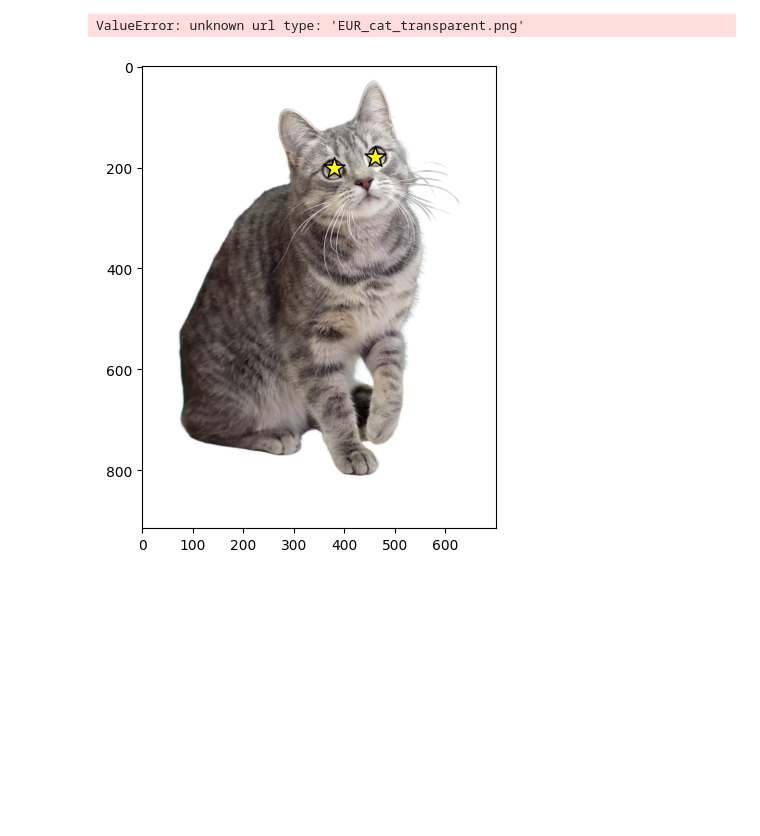
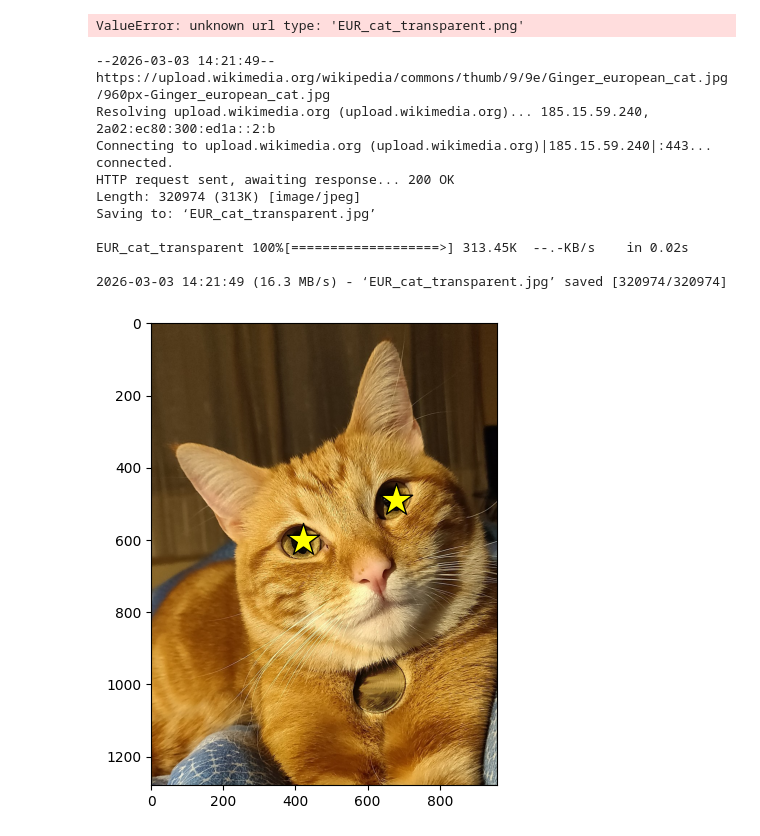
Before and after one commit to caroccialberto/Python2026, a Jupyter notebook: at_home_26_02_python_exercises_notebook.ipynb, the cells around one changed output. Saved outputs shown, nothing was run; the diff lists cells and outputs as text; code cells hidden in the pictures; blank space fills up the shorter version.

```diff
--- a/at_home_26_02_python_exercises_notebook.ipynb
+++ b/at_home_26_02_python_exercises_notebook.ipynb
@@ -548,36 +548,47 @@ ValueError: unknown url type: 'EUR_cat_transparent.png'
 # %%
 import numpy as np
 import matplotlib.pyplot as plt
 from urllib.request import urlopen
 from io import BytesIO
 from google.colab import files
 #uploaded = files.upload()
 
 # If Pillow is not installed, install it with:
 # !pip install pillow
 from PIL import Image
 
 # TODO: paste a direct URL to a cat image (jpg/png)
-img_url = "EUR_cat_transparent.png"
+!wget -O EUR_cat_transparent.jpg https://upload.wikimedia.org/wikipedia/commons/thumb/9/9e/Ginger_european_cat.jpg/960px-Ginger_european_cat.jpg
+img_url = "EUR_cat_transparent.jpg"
 # TODO: download and load the image as a NumPy array
-img = Image.open("EUR_cat_transparent.png")   # metti il nome corretto
+img = Image.open(img_url)   # metti il nome corretto
 img_array = np.array(img)
 # TODO: display the image
 plt.figure(figsize=(8, 6))
 plt.imshow(img)
 
 # TODO: replace with approximate eye coordinates after inspecting the image
-left_eye = (380, 200)    # (x, y)
-right_eye = (460, 180)   # (x, y)
+left_eye = (420, 600)    # (x, y)
+right_eye = (680, 490)   # (x, y)
 
 # TODO: overlay star markers on the eyes
 plt.scatter([left_eye[0], right_eye[0]],
             [left_eye[1], right_eye[1]],
-            marker='*', s=250, c='yellow', edgecolors='black')
+            marker='*', s=600, c='yellow', edgecolors='black')
 
 # Optional formatting
 #plt.title("Cat image with eye markers")
 #plt.axis("off")
 plt.show()
 # %% [output]
+--2026-03-03 14:21:49--  https://upload.wikimedia.org/wikipedia/commons/thumb/9/9e/Ginger_european_cat.jpg/960px-Ginger_european_cat.jpg
+Resolving upload.wikimedia.org (upload.wikimedia.org)... 185.15.59.240, 2a02:ec80:300:ed1a::2:b
+Connecting to upload.wikimedia.org (upload.wikimedia.org)|185.15.59.240|:443... connected.
+HTTP request sent, awaiting response... 200 OK
+Length: 320974 (313K) [image/jpeg]
+Saving to: ‘EUR_cat_transparent.jpg’
+
+EUR_cat_transparent 100%[===================>] 313.45K  --.-KB/s    in 0.02s
+
+2026-03-03 14:21:49 (16.3 MB/s) - ‘EUR_cat_transparent.jpg’ saved [320974/320974]
-[figure, old version]
+[figure, new version]
```
